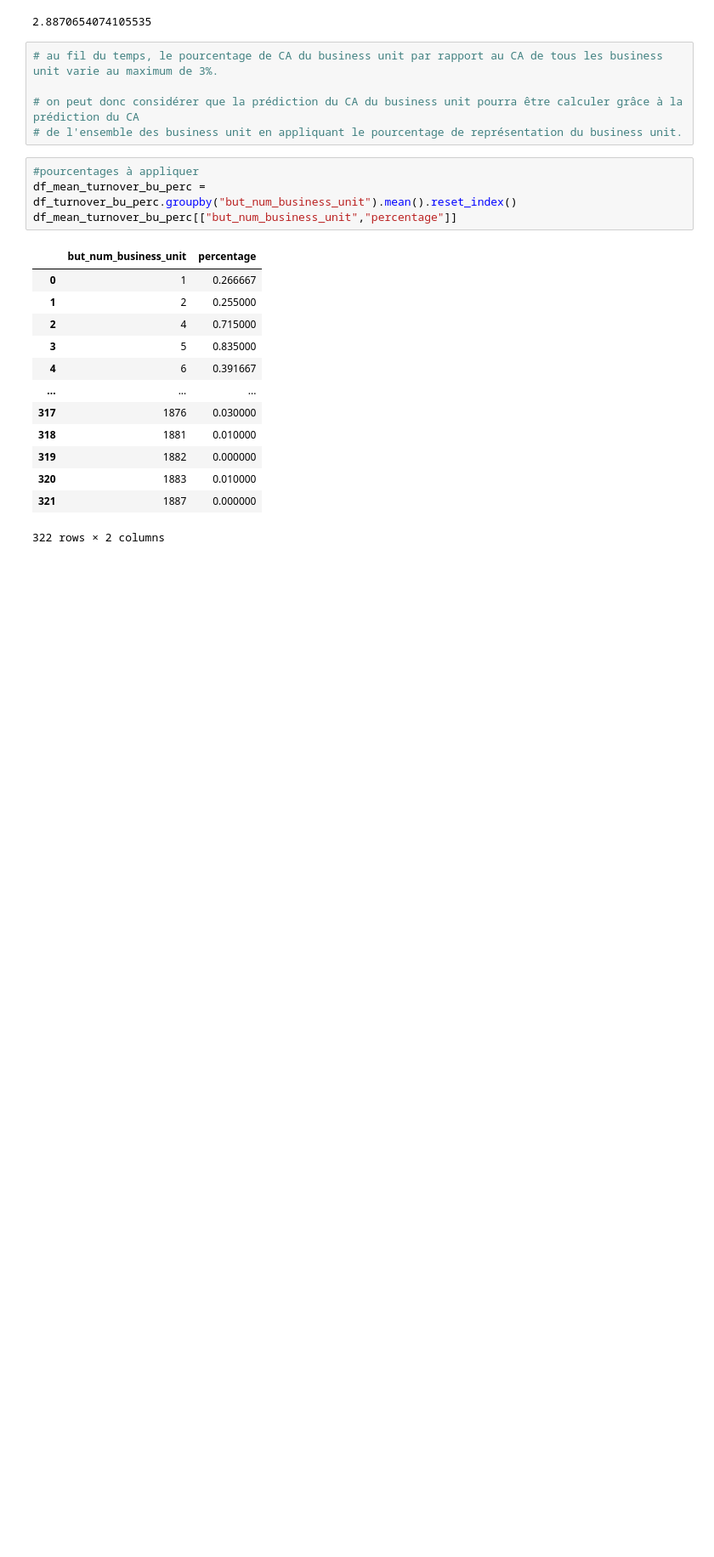
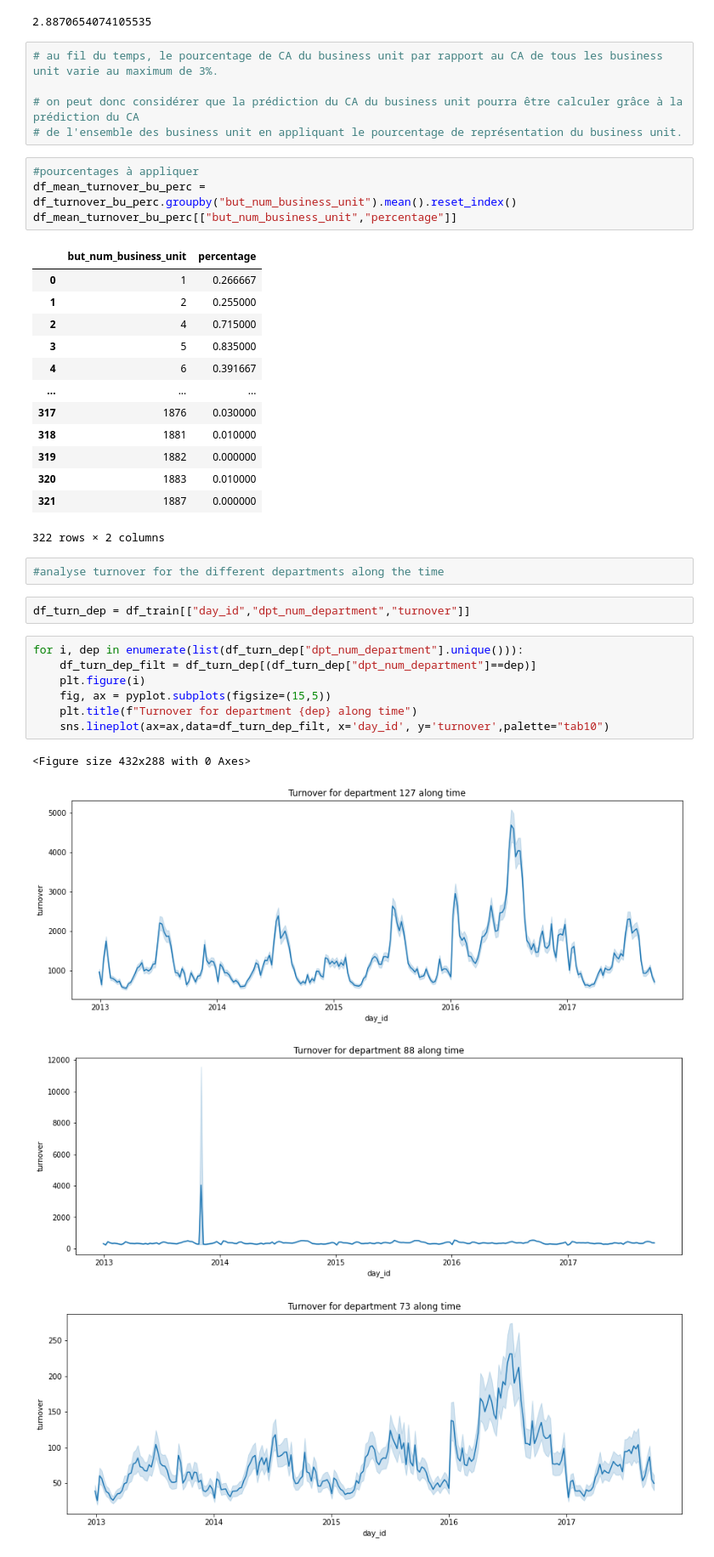
Before and after one commit to louisvilpoux/decathlon_interview, a Jupyter notebook: forecast.ipynb, the cells around one changed output. Shown at 85% size. Saved outputs shown, nothing was run; the diff lists cells and outputs as text; blank space fills up the shorter version.

Commit message:
turnover department per week

```diff
--- a/forecast.ipynb
+++ b/forecast.ipynb
@@ -293,3 +295,19 @@ df_mean_turnover_bu_perc[["but_num_business_unit","percentage"]]
 | 320 | 1883 | 0.010000 |
 | 321 | 1887 | 0.000000 |
 322 rows × 2 columns
+# %%
+#analyse turnover for the different departments along the time
+# %%
+df_turn_dep = df_train[["day_id","dpt_num_department","turnover"]]
+# %%
+for i, dep in enumerate(list(df_turn_dep["dpt_num_department"].unique())):
+    df_turn_dep_filt = df_turn_dep[(df_turn_dep["dpt_num_department"]==dep)]
+    plt.figure(i)
+    fig, ax = pyplot.subplots(figsize=(15,5))
+    plt.title(f"Turnover for department {dep} along time")
+    sns.lineplot(ax=ax,data=df_turn_dep_filt, x='day_id', y='turnover',palette="tab10")
+# %% [output]
+<Figure size 432x288 with 0 Axes>
+[figure, added]
+[figure, added]
+[figure, added]
```
Also changed, not shown: parts of 8 cells of this notebook.
